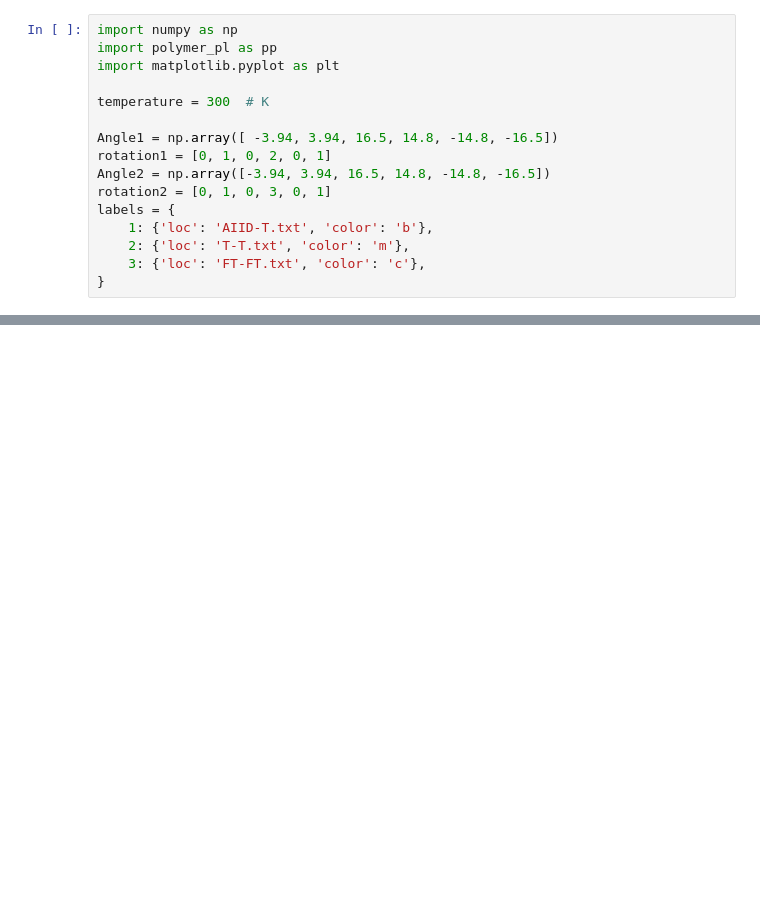
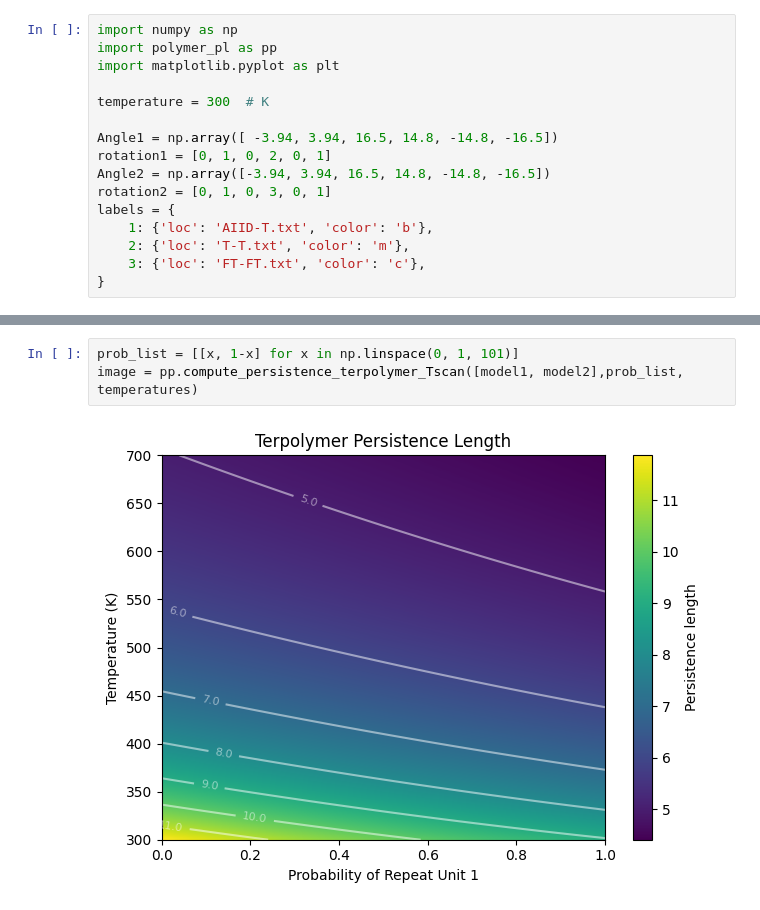
Before and after one commit to Swordshinehjy/Polymer-Persistence-Length, a Jupyter notebook: examples/terpolymer/Terpolymer-transfer-matrix.ipynb, the cells around one changed output, grey strips where cells are left out. Saved outputs shown, nothing was run; the diff lists cells and outputs as text; blank space fills up the shorter version.

```diff
--- a/examples/terpolymer/Terpolymer-transfer-matrix.ipynb
+++ b/examples/terpolymer/Terpolymer-transfer-matrix.ipynb
@@ -152,0 +56,5 @@ plt.tight_layout()
+# %%
+prob_list = [[x, 1-x] for x in np.linspace(0, 1, 101)]
+image = pp.compute_persistence_terpolymer_Tscan([model1, model2],prob_list, temperatures)
+# %% [output]
+[figure, added]
```
Also changed, not shown: parts of 6 cells of this notebook, 3 other files.
